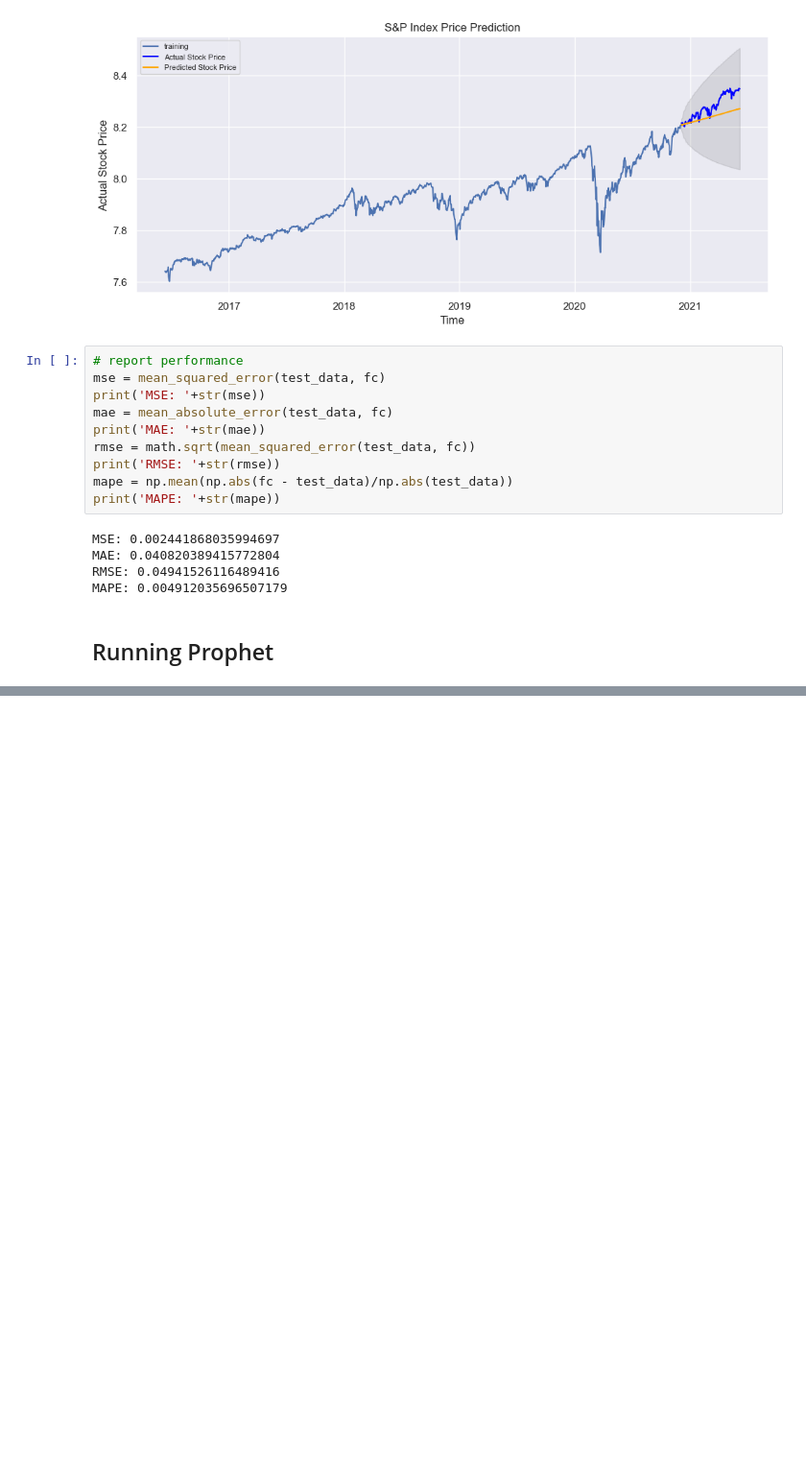
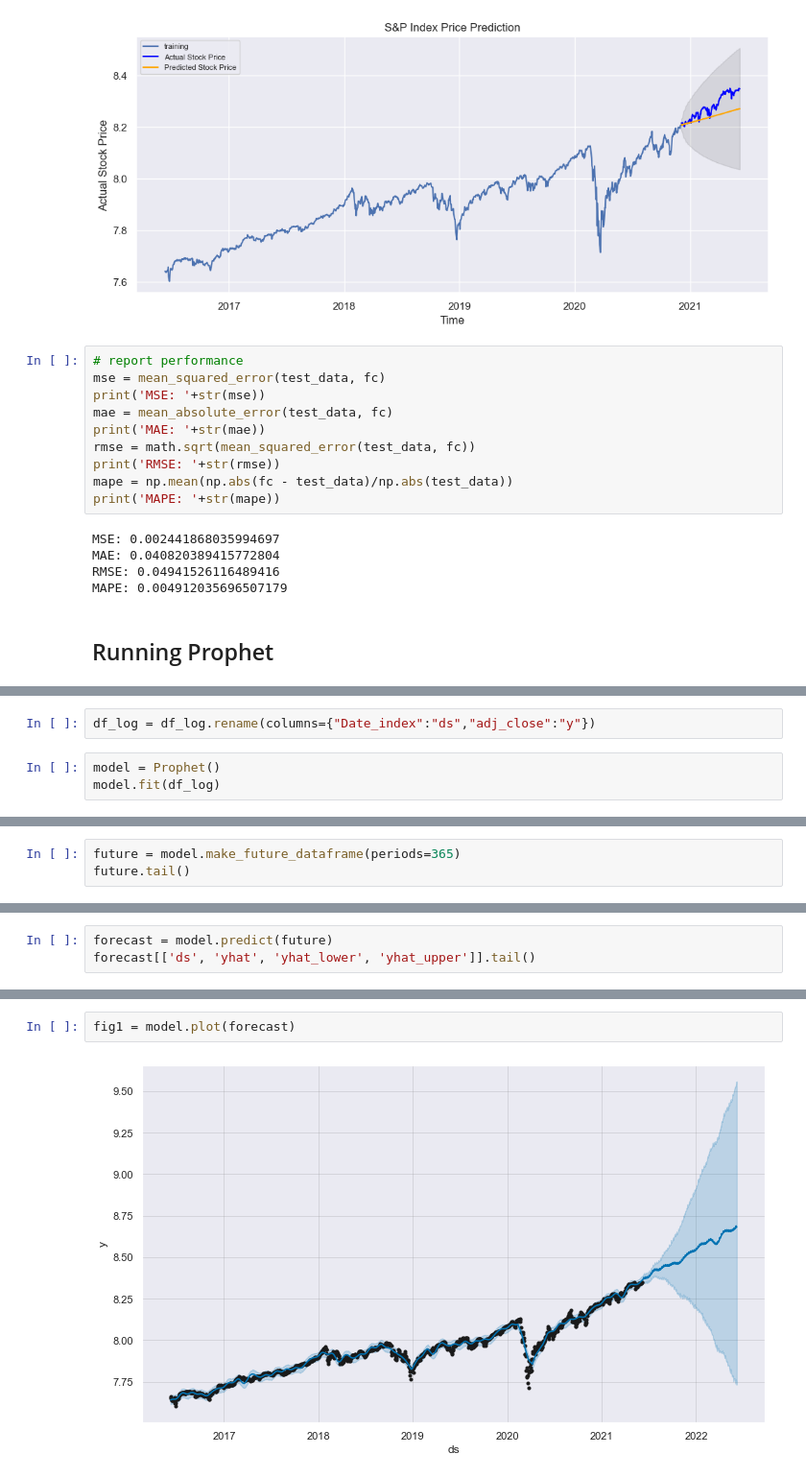
Before and after one commit to edologgerbird/SP500-forecast, a Jupyter notebook: SP500-forecasting.ipynb, the cells around one changed output, grey strips where cells are left out. Shown at 96% size. Drawn from its saved outputs; the diff is of its cells as text; blank space fills up the shorter version.

```diff
--- a/SP500-forecasting.ipynb
+++ b/SP500-forecasting.ipynb
@@ -465,0 +483,5 @@ MAPE: 0.004912035696507179
+# %%
+df_log = df_log.rename(columns={"Date_index":"ds","adj_close":"y"})
+# %%
+model = Prophet()
+model.fit(df_log)
@@ -465,0 +491,3 @@ MAPE: 0.004912035696507179
+# %%
+future = model.make_future_dataframe(periods=365)
+future.tail()
@@ -465,0 +501,3 @@ MAPE: 0.004912035696507179
+# %%
+forecast = model.predict(future)
+forecast[['ds', 'yhat', 'yhat_lower', 'yhat_upper']].tail()
@@ -465,0 +511,4 @@ MAPE: 0.004912035696507179
+# %%
+fig1 = model.plot(forecast)
+# %% [output]
+[figure, added]
```
Also changed, not shown: parts of 18 cells of this notebook.
